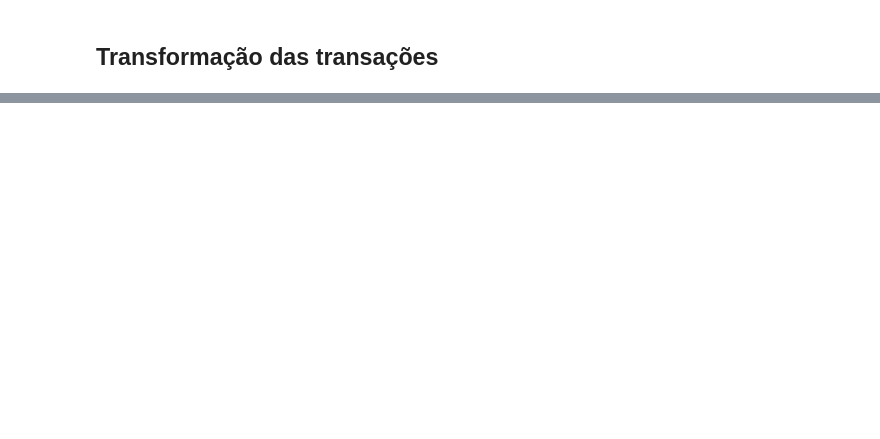
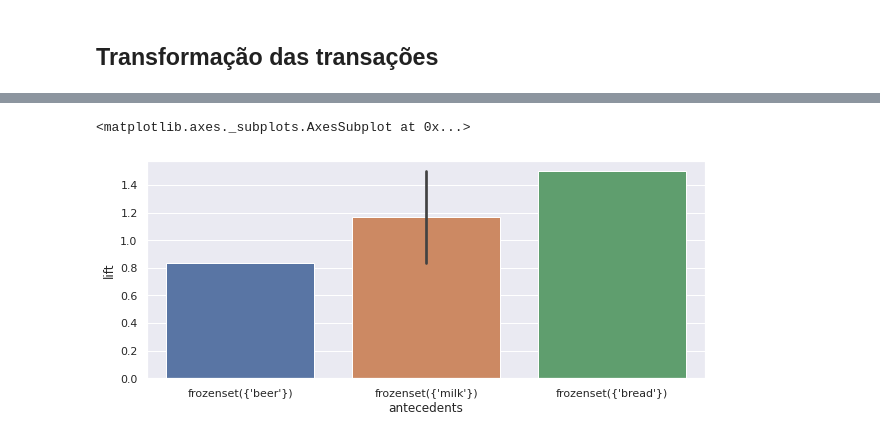
Before and after one commit to leandroleao2k/ImageML, a Jupyter notebook: RegrasDeAssociacao Apriori.ipynb, the cells around one changed output, grey strips where cells are left out. Drawn from its saved outputs; the diff is of its cells as text; code cells hidden in the pictures; blank space fills up the shorter version.

```diff
--- a/RegrasDeAssociacao Apriori.ipynb
+++ b/RegrasDeAssociacao Apriori.ipynb
@@ -75,0 +191,5 @@ frequent_itemsets
+# %%
+sns.barplot(x='antecedents', y='lift', data=regras)
+# %% [output]
+<matplotlib.axes._subplots.AxesSubplot at 0x...>
+[figure, added]
```
Also changed, not shown: parts of 17 cells of this notebook.
